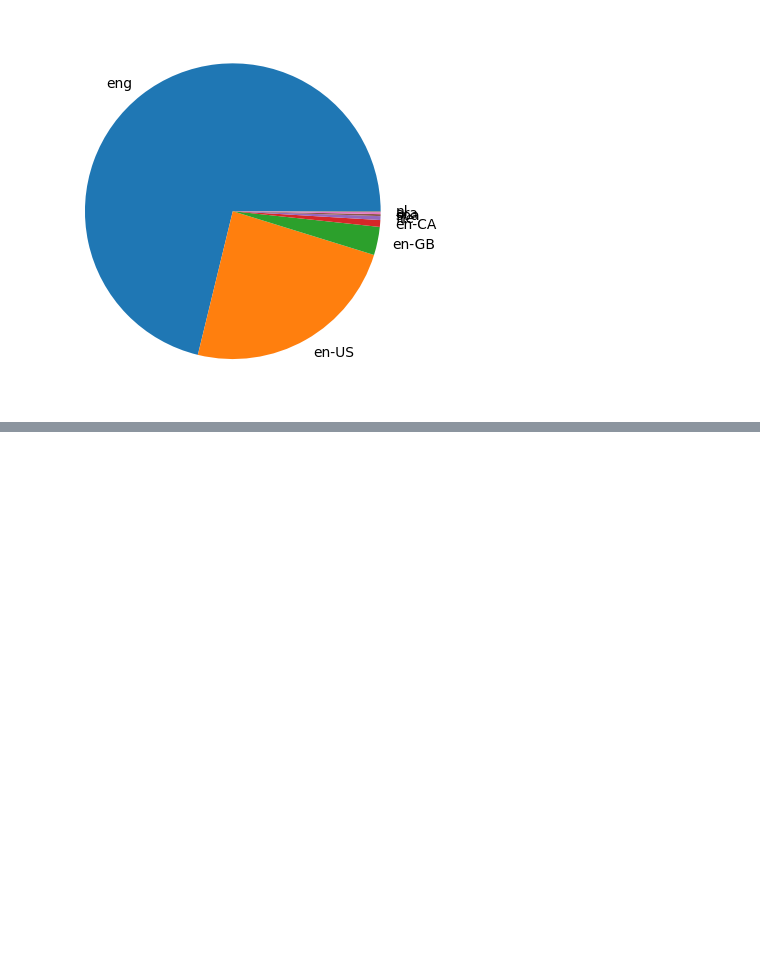
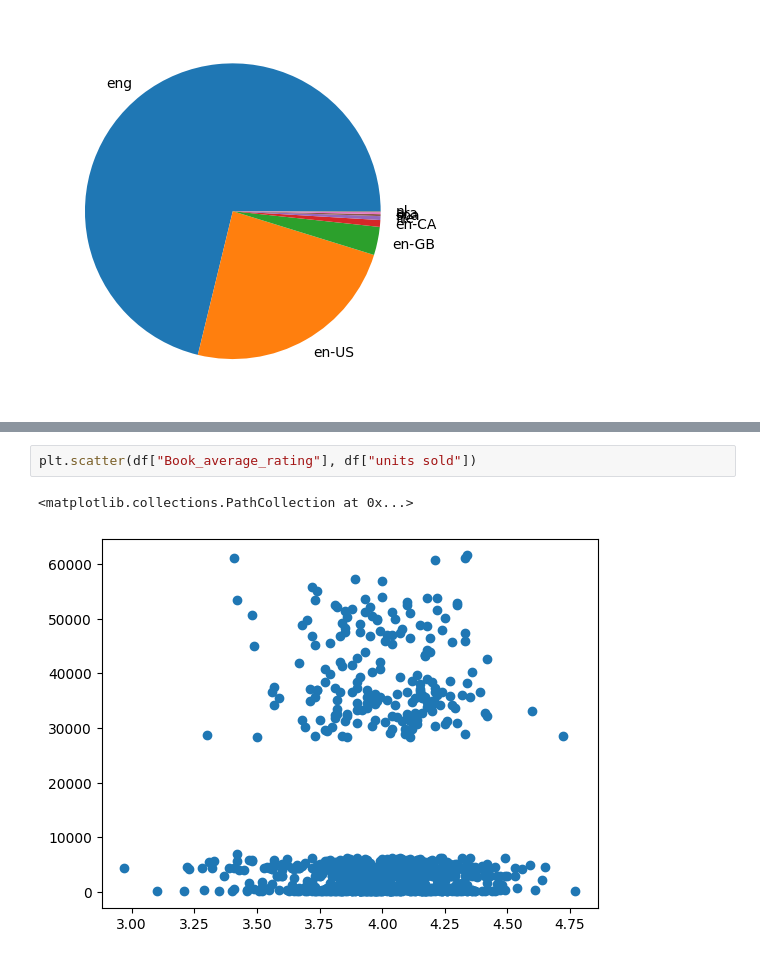
Before and after one commit to Laurentius96/Analysis_of_Book_Publication_Data, a Jupyter notebook: main.ipynb, the cells around one changed output, grey strips where cells are left out. Drawn from its saved outputs; the diff is of its cells as text; blank space fills up the shorter version.

```diff
--- a/main.ipynb
+++ b/main.ipynb
@@ -237,0 +275,5 @@ plt.pie(language_counts, labels=language_counts.index)
+# %%
+plt.scatter(df["Book_average_rating"], df["units sold"])
+# %% [output]
+<matplotlib.collections.PathCollection at 0x...>
+[figure, added]
```
Also changed, not shown: parts of 4 cells of this notebook.
